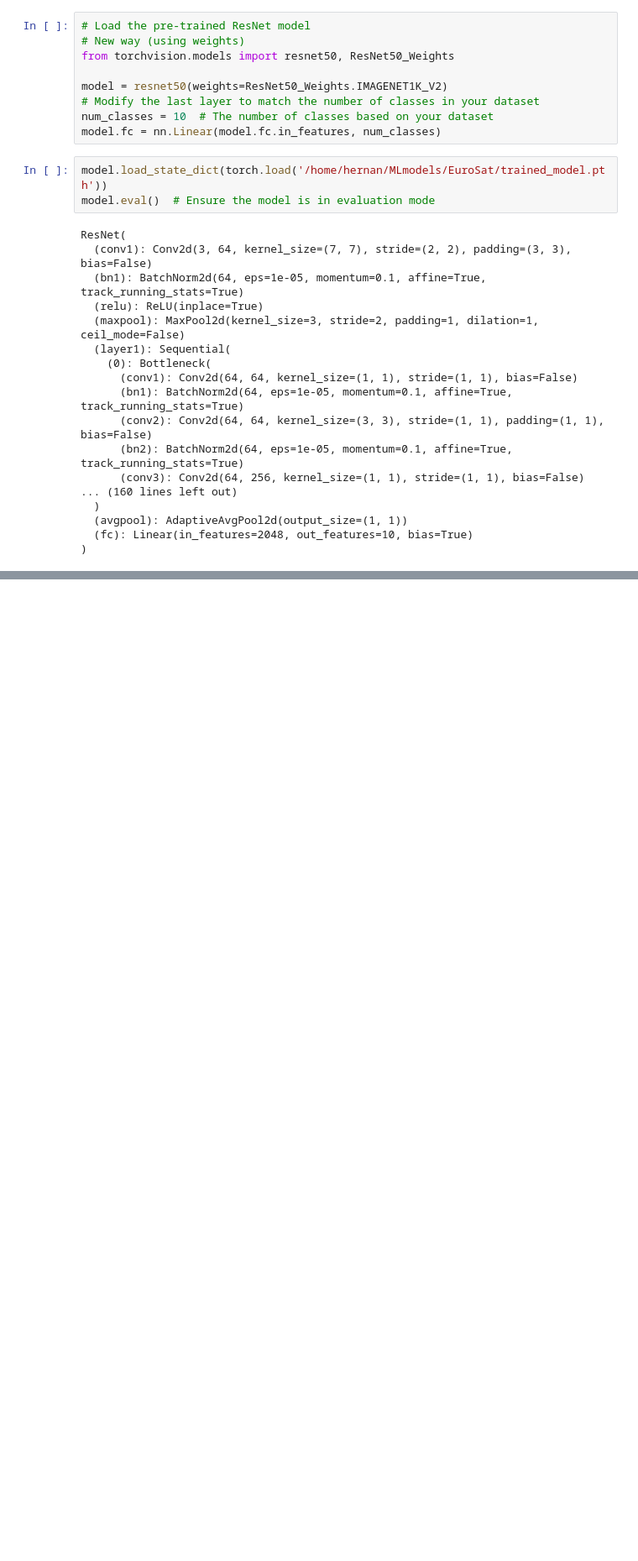
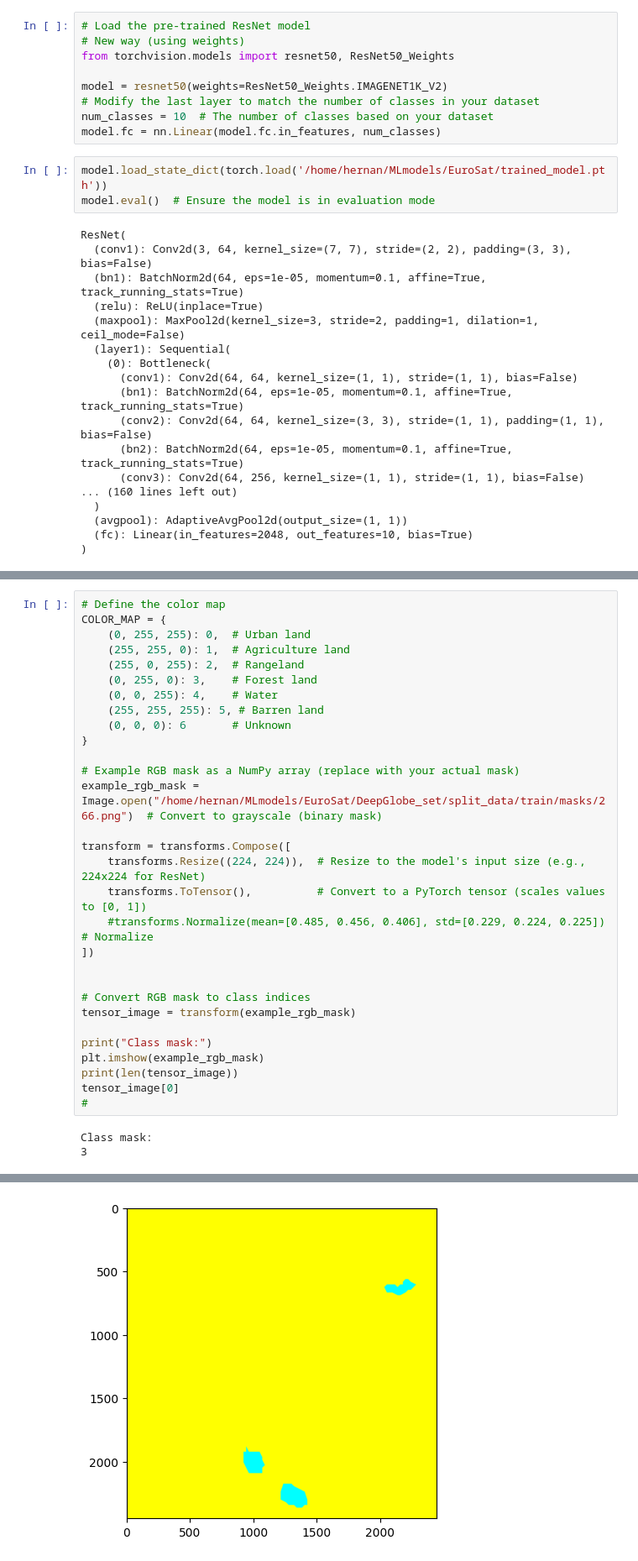
Before and after one commit to Hernan3scobar/LandCover_exp, a Jupyter notebook: Euro_Resnet.1.0.0.ipynb, the cells around one changed output, grey strips where cells are left out. Shown at 84% size. Cells and saved outputs as stored; diff of their text form; blank space fills up the shorter version.

```diff
--- a/Euro_Resnet.1.0.0.ipynb
+++ b/Euro_Resnet.1.0.0.ipynb
@@ -481,0 +936,33 @@ Below, I describe a practical approach to implementing segmentation models with
+# %%
+# Define the color map
+COLOR_MAP = {
+    (0, 255, 255): 0,  # Urban land
+    (255, 255, 0): 1,  # Agriculture land
+    (255, 0, 255): 2,  # Rangeland
+    (0, 255, 0): 3,    # Forest land
+    (0, 0, 255): 4,    # Water
+    (255, 255, 255): 5, # Barren land
+    (0, 0, 0): 6       # Unknown
+}
+
+# Example RGB mask as a NumPy array (replace with your actual mask)
+example_rgb_mask = Image.open("/home/hernan/MLmodels/EuroSat/DeepGlobe_set/split_data/train/masks/266.png")  # Convert to grayscale (binary mask)
+
+transform = transforms.Compose([
+    transforms.Resize((224, 224)),  # Resize to the model's input size (e.g., 224x224 for ResNet)
+    transforms.ToTensor(),          # Convert to a PyTorch tensor (scales values to [0, 1])
+    #transforms.Normalize(mean=[0.485, 0.456, 0.406], std=[0.229, 0.224, 0.225])  # Normalize
+])
+
+
+# Convert RGB mask to class indices
+tensor_image = transform(example_rgb_mask)
+
+print("Class mask:")
+plt.imshow(example_rgb_mask)
+print(len(tensor_image))
+tensor_image[0]
+#
+# %% [output]
+Class mask:
+3
@@ -481,0 +976 @@ Below, I describe a practical approach to implementing segmentation models with
+[figure, added]
```
Also changed, not shown: parts of 34 cells of this notebook.
